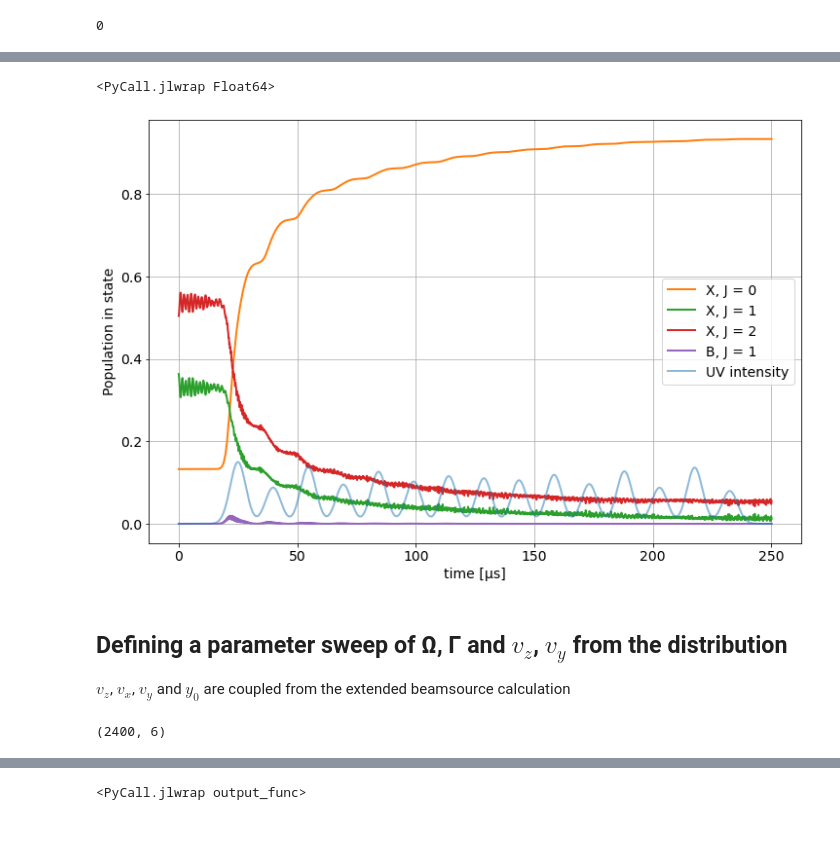
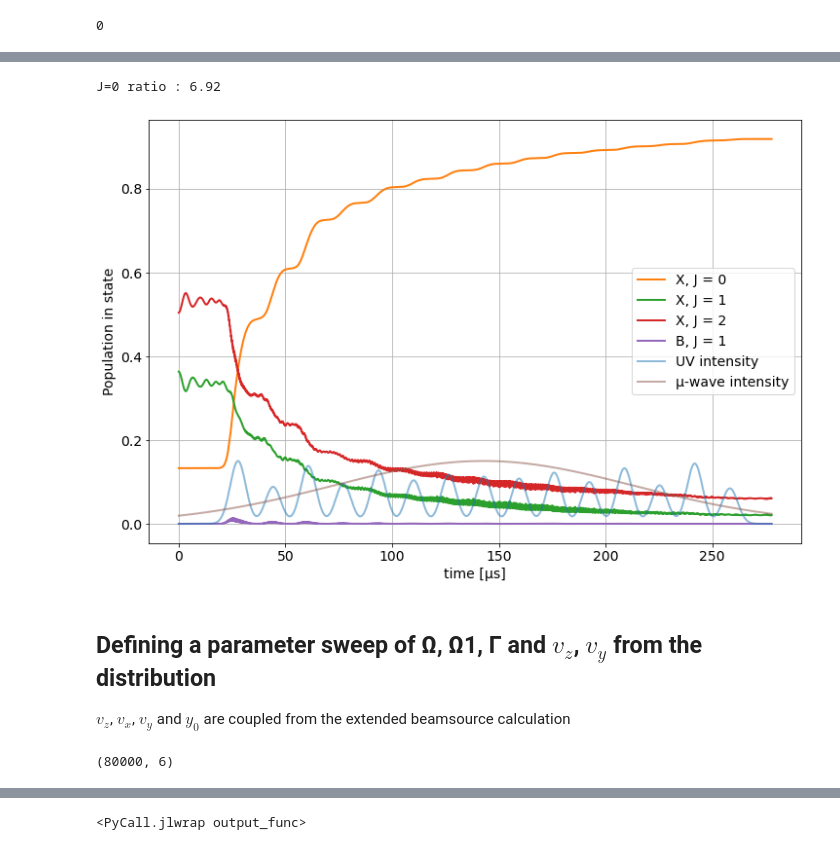
Before and after one commit to ograsdijk/optical-bloch, a Jupyter notebook: with microwaves/Multipassed with 2D intensity and apertures 2020_10_28 enlarged beam with J1J2.ipynb, the cells around one changed output, grey strips where cells are left out. Drawn from its saved outputs; the diff is of its cells as text; code cells hidden in the pictures.

```diff
--- a/with microwaves/Multipassed with 2D intensity and apertures 2020_10_28 enlarged beam with J1J2.ipynb
+++ b/with microwaves/Multipassed with 2D intensity and apertures 2020_10_28 enlarged beam with J1J2.ipynb
@@ -417,9 +417,9 @@ Main.amplitudes = amplitudes
 Main.beam_locs = beam_locs
 Main.σylaser = σylaser
 Main.σzlaser = σzlaser
-Main.σymu = 25.4/2
-Main.σzmu = 25.4/2
-Main.muy = 0
+Main.σymu = 0.0254/2
+Main.σzmu = 0.0254/2
+Main.muy = 0.
 Main.muz = 0.0257
 # %%
 Main.eval("typeof(Main.beam_locs)")
@@ -532,12 +533,13 @@ for fname in fnames:
 # %%
 de_main = -0.39444661382277774 # main dipole transition moment
 Γ = 1/(100e-9)
-Ω =  4.5*Γ*abs(de_main)
+Ω =  1*Γ #*abs(de_main)
 ωp = Γ
 νp = ωp/(2*np.pi)
+# νp = .25*Γ/(2*np.pi)
 νp1 = νp
 Δ = -0*Γ
-Ω1 = 1*Γ*abs(de_main)
+Ω1 = 1*Γ
 
 Main.Ω = Ω
 Main.νp = νp
@@ -547,8 +549,8 @@ Main.Ω1 = Ω1
 Main.νp1 = νp1
 
 Main.ρ_ini = ρ_ini
-Main.vz = 200.
-Main.vy = 1.
+Main.vz = 180.
+Main.vy = 0.
 
 Main.n_passes = len(amplitudes)
 Main.eval("p = [Ω, νp, Δ, vz, vy, 0., σzlaser, σylaser, n_passes, νp1, muz, muy, σzmu, σymu, Ω1]")
@@ -619,4 +620,0 @@ tmp = 0
-# %%
-Main.eval('typeof(vy)')
-# %% [output]
-<PyCall.jlwrap Float64>
@@ -623,39 +637,28 @@ Main.eval('typeof(vy)')
 # %%
-v = Main.vz
-
-ut = np.array(Main.eval("sol[:]")).T
-pop_results = np.real(np.einsum('jji->ji',ut.reshape((ρ_ini.shape[0], ρ_ini.shape[1], ut.shape[2]))))
-t_array = Main.eval("""sol.t""").copy()
-
-t_array
-
-#Plot populations in different J
-P0_triplet = np.sum(pop_results[1:4,:], axis = 0)
-P0_singlet = np.sum(pop_results[0:1,:], axis = 0)
-P0 = np.sum(pop_results[:4], axis = 0)
-P1 = np.sum(pop_results[4:16,:], axis = 0)
-P2 = np.sum(pop_results[16:36,:], axis = 0)
-PB1 = np.sum(pop_results[36:,:], axis = 0)
-
 fig, ax = plt.subplots(figsize = (12,8))
 ax.plot(t_array*1e6, P0, label = 'X, J = 0', lw = 2, color = 'C1')
 ax.plot(t_array*1e6, P1, label = 'X, J = 1', lw = 2, color = 'C2')
 ax.plot(t_array*1e6, P2, label = 'X, J = 2', lw = 2, color = 'C3')
 ax.plot(t_array*1e6, PB1, label = 'B, J = 1', lw = 2, color = 'C4')
 
 
 ax.plot(t_array*1e6, [0.15*Main.multipass_2d_intensity(Main.vz*ti, Main.vy*ti, amplitudes, beam_locs, σzlaser, σzlaser) for ti in t_array],
         lw = 2, color = 'C0', alpha = 0.5, label = 'UV intensity')
+ax.plot(t_array*1e6, [0.15*Main.gaussian_2d(Main.vz*ti, Main.vy*ti, 1., Main.muz, Main.muy, Main.σzmu, Main.σymu) for ti in t_array],
+        lw = 2, color = 'C5', alpha = 0.5, label = 'μ-wave intensity')
 
 ax.legend(fontsize = 14)
 ax.set_xlabel('time [μs]', fontsize = 14)
 ax.set_ylabel("Population in state", fontsize = 14)
 ax.tick_params(axis='both', labelsize=14)
 ax.grid(True)
+
+print(f'J=0 ratio : {P0[-1]/np.diag(ρ_ini)[:4].sum().real:.2f}')
 # %% [output]
+J=0 ratio : 6.92
-[figure, old version]
+[figure, new version]
 # %% [markdown]
-## Defining a parameter sweep of Ω, Γ and $v_z$, $v_y$ from the distribution
+## Defining a parameter sweep of Ω, Ω1, Γ and $v_z$, $v_y$ from the distribution
 $v_z$, $v_x$, $v_y$ and $y_0$ are coupled from the extended beamsource calculation
 # %%
 # multipass length ~ 1.5"
@@ -674,12 +677,12 @@ Main.y0s = y0[:trajectories]
 # %%
 params = np.empty([len(Main.Omegas)*len(Main.Omegas1)*trajectories,6])
 params[:,0] = np.repeat(Main.Omegas, trajectories*len(Main.Omegas1))
-params[:,1] = np.tile(Main.Omegas1, len(Main.Omegas)*trajectories)
+params[:,1] = np.tile(np.repeat(Main.Omegas1, trajectories), len(Main.Omegas))
 params[:,2:] = np.tile(np.array([Main.Deltas, Main.vzs, Main.vys, Main.y0s]), len(Main.Omegas)*len(Main.Omegas1)).T
 Main.params = params
 Main.params.shape
 # %% [output]
-(2400, 6)
+(80000, 6)
 # %%
 # defining a progress bar to keep track of the ODE ensemble solver progress
 Main.eval("using ProgressMeter")
```
Also changed, not shown: parts of 31 cells of this notebook, 8 other files.
